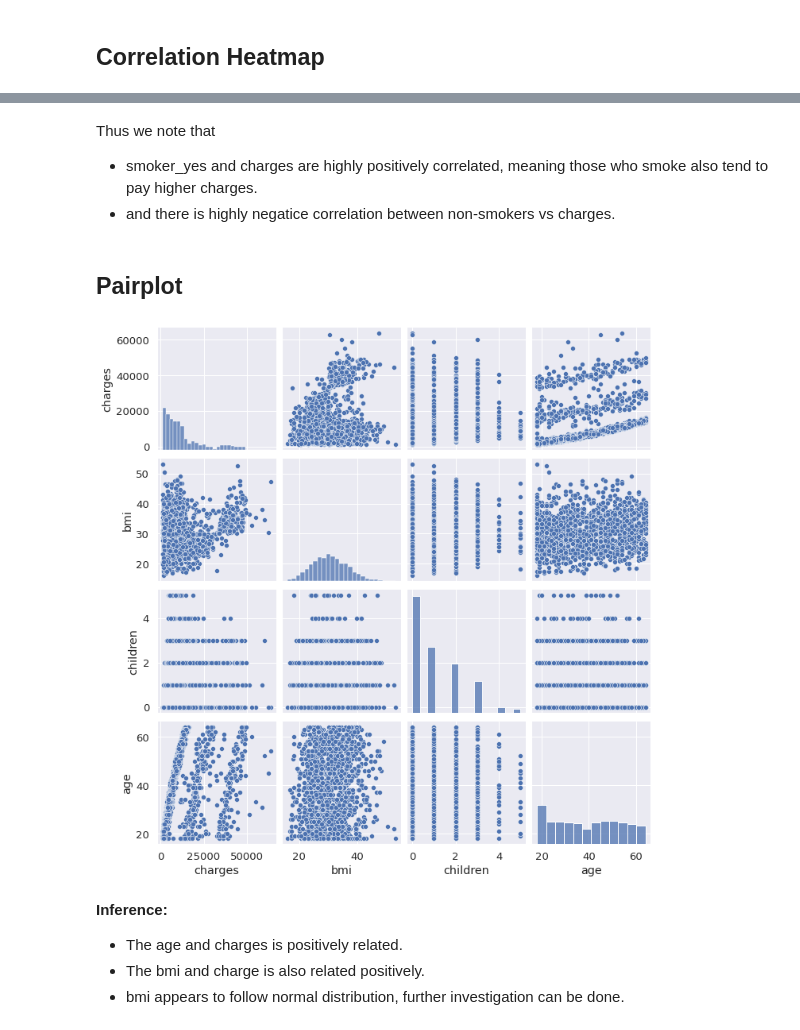
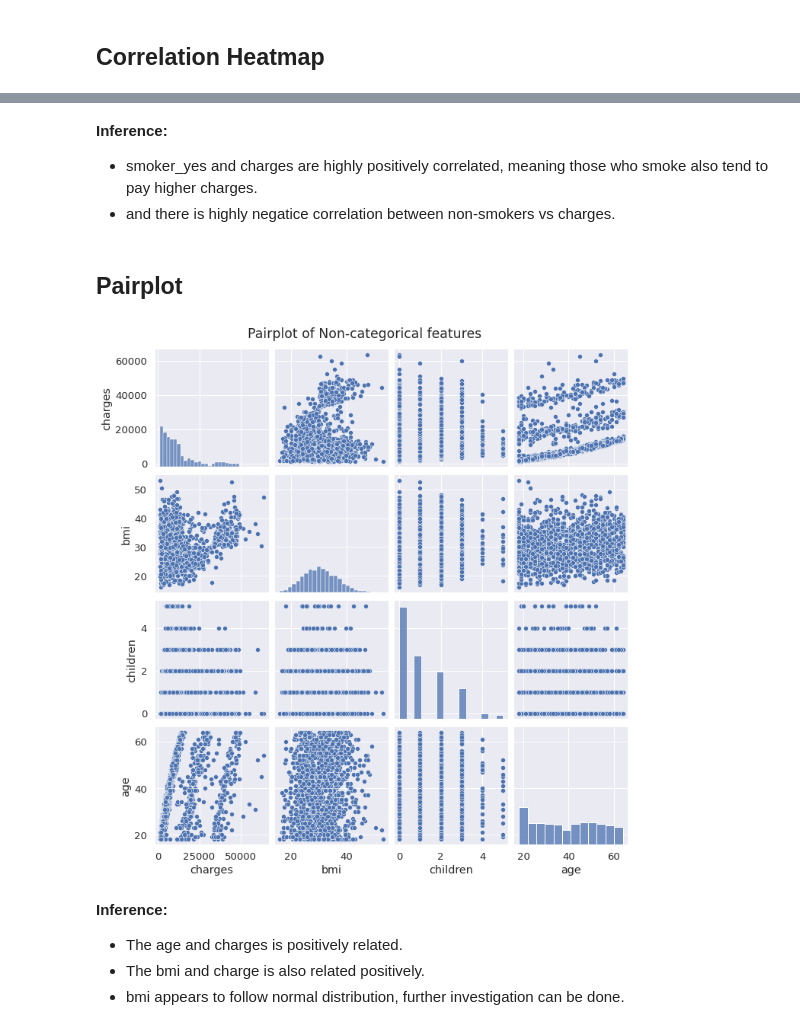
Before and after one commit to Deepam-Rai/Machine-Learning-SSSIHL, a Jupyter notebook: Health_insurance.ipynb, the cells around one changed output, grey strips where cells are left out. Saved outputs shown, nothing was run; the diff lists cells and outputs as text; code cells hidden in the pictures.

```diff
--- a/Health_insurance.ipynb
+++ b/Health_insurance.ipynb
@@ -113,14 +113,14 @@ sns.heatmap(corr, annot=True, mask=mask, cmap="coolwarm")
 # %% [markdown]
-Thus we note that
+**Inference:**
 - smoker_yes and charges are highly positively correlated, meaning those who smoke also tend to pay higher charges.
 - and there is highly negatice correlation between non-smokers vs charges.
 # %% [markdown]
 ## Pairplot
 # %%
-sns.pairplot(df[['charges','bmi','children','age']])
+sns.pairplot(df[['charges','bmi','children','age']]).fig.suptitle("Pairplot of Non-categorical features", y=1.02)
 plt.show()
 # %% [output]
-[figure, old version]
+[figure, new version]
 # %% [markdown]
 **Inference:**
 - The age and charges is positively related.
```
Also changed, not shown: parts of 12 cells of this notebook.
